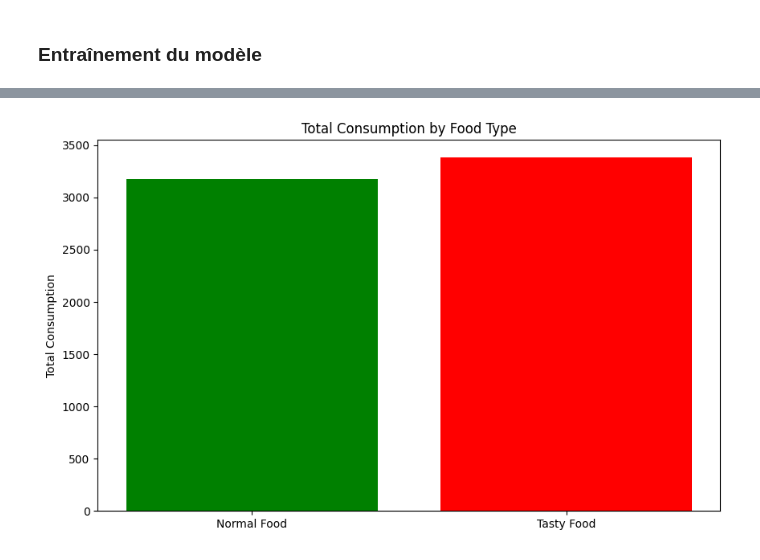
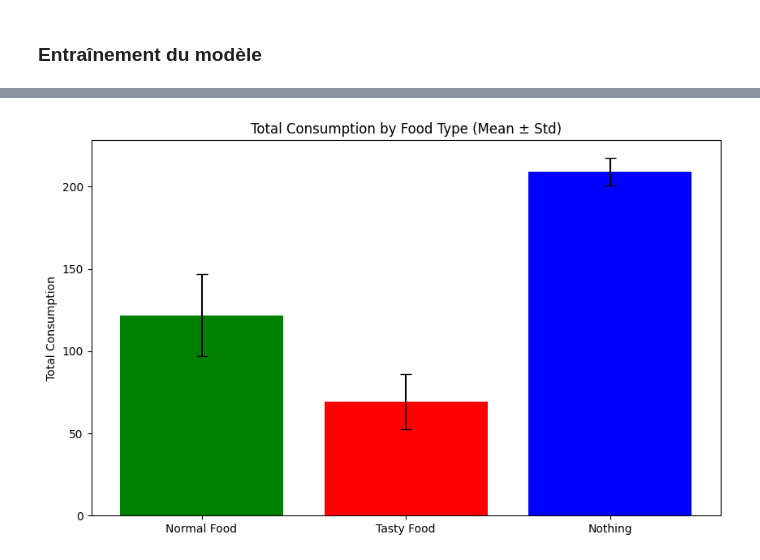
Before and after one commit to TsunomakiWatamelon/Homeostatic-Reinforcement-Learning, a Jupyter notebook: src/experiments/hyperpalatable.ipynb, the cells around one changed output, grey strips where cells are left out. Saved outputs shown, nothing was run; the diff lists cells and outputs as text; code cells hidden in the pictures.

Commit message:
hyperpalatable experiment

```diff
--- a/src/experiments/hyperpalatable.ipynb
+++ b/src/experiments/hyperpalatable.ipynb
@@ -22,14 +22,14 @@ from models.qlearning import QLearning
 ### Configuration de l'environnement
 # %%
 # Configuration de l'environnement
-initial_energy = [0]  # État interne initial
-setpoints = [10]  # Point optimal d'énergie
+initial_energy = [-50]  # État interne initial
+setpoints = [0]  # Point optimal d'énergie
 weights = [1.0]  # Poids de l'état
 exponents = [2, 2]  # Non-linéarité du drive
 effects = {}  # Placeholder pour les effets
-normal_food_reward = 0.1  # Récompense pour nourriture normale
-palatability_bonus = normal_food_reward + 0.0001  # T (Bonus pour nourriture hyperpalatable)
-threshold = setpoints[0] - palatability_bonus # Seuil pour terminer l'épisode
+normal_food_reward = 2  # Récompense pour nourriture normale
+palatability_bonus = 1  # T (Bonus pour nourriture hyperpalatable)
+energy_cost = 1
 
 env = HyperpalatableEnvironment(
     H=initial_energy,
@@ -39,5 +39,5 @@ env = HyperpalatableEnvironment(
     effects=effects,
     palatability_bonus=palatability_bonus,
     normal_food_reward=normal_food_reward,
-    threshold=threshold,
+    energy_cost = energy_cost,
 )
@@ -47,8 +49,8 @@ env = HyperpalatableEnvironment(
 state_size = 1  # Discrétisation des états
 action_size = 2  # Deux actions possibles : nourriture normale ou hyperpalatable
 q_table = {
-    0: np.zeros(2),  # 2 actions : nourriture normale (a_0) ou nourriture hyperpalpable (a_1)
+    0: np.zeros(3),  # 2 actions : nourriture normale (a_0) ou nourriture hyperpalpable (a_1) ou ne rien faire (a_3)
 }
-agent = QLearning(state_size, action_size, alpha=0.1, gamma=0.99, epsilon=0.1, q_table=q_table)
+agent = QLearning(state_size, action_size, alpha=0.25, gamma=0.8, beta=50, q_table=q_table)
 # %% [markdown]
 ### Entraînement du modèle
@@ -124,40 +164,59 @@ for episode in range(episodes):
 # %%
-# Génération des graphiques
-time = np.arange(1, len(reward_history) + 1)
+time = np.arange(1, nb_steps + 1)
 
-# État interne au fil du temps
+# Graphique de l'état interne au fil du temps
 plt.figure(figsize=(10, 6))
-plt.plot(time, reward_history, label="Reward History")
-plt.xlabel("Episodes")
-plt.ylabel("Reward")
-plt.title("Internal State Over Time")
+plt.plot(time, internal_states_mean, label="Internal State (Mean)")
+plt.fill_between(time, internal_states_mean - internal_states_std, internal_states_mean + internal_states_std, alpha=0.3)
+plt.xlabel("Time")
+plt.ylabel("Internal state")
+plt.title("Internal State Over Time (Mean ± Std)")
 plt.legend()
 plt.show()
 
-# Probabilités de choix
+# Graphique des probabilités de choix
 plt.figure(figsize=(10, 6))
-plt.plot(choice_probabilities[0], label="Normal Food", color="green")
-plt.plot(choice_probabilities[1], label="Tasty Food", color="red")
+plt.plot(time, choice_probabilities_mean[0], label="Normal Food (Mean)", color="green")
+plt.fill_between(time,
+                 choice_probabilities_mean[0] - choice_probabilities_std[0],
+                 choice_probabilities_mean[0] + choice_probabilities_std[0],
+                 color="green", alpha=0.3)
+
+plt.plot(time, choice_probabilities_mean[1], label="Tasty Food (Mean)", color="red")
+plt.fill_between(time,
+                 choice_probabilities_mean[1] - choice_probabilities_std[1],
+                 choice_probabilities_mean[1] + choice_probabilities_std[1],
+                 color="red", alpha=0.3)
+
+plt.plot(time, choice_probabilities_mean[2], label="Nothing (Mean)", color="blue")
+plt.fill_between(time,
+                 choice_probabilities_mean[2] - choice_probabilities_std[2],
+                 choice_probabilities_mean[2] + choice_probabilities_std[2],
+                 color="blue", alpha=0.3)
+
 plt.xlabel("Episodes")
 plt.ylabel("Choice Probabilities")
-plt.title("Choice Probabilities Over Time")
+plt.title("Choice Probabilities Over Time (Mean ± Std)")
 plt.legend()
 plt.show()
 
-# Consommation totale
-total_consumption_normal = sum([episode.count(0) for episode in choices_history])
-total_consumption_tasty = sum([episode.count(1) for episode in choices_history])
+# Calcul des consommations totales
+total_consumption_normal = np.sum(choices_history_all == 0, axis=1).mean()
+total_consumption_tasty = np.sum(choices_history_all == 1, axis=1).mean()
+total_consumption_nothing = np.sum(choices_history_all == 2, axis=1).mean()
 
+std_consumption_normal = np.sum(choices_history_all == 0, axis=1).std()
+std_consumption_tasty = np.sum(choices_history_all == 1, axis=1).std()
+std_consumption_nothing = np.sum(choices_history_all == 2, axis=1).std()
+
+# Graphique des consommations totales
 plt.figure(figsize=(10, 6))
-plt.bar(["Normal Food", "Tasty Food"], [total_consumption_normal, total_consumption_tasty], color=["green", "red"])
+bars = plt.bar(["Normal Food", "Tasty Food", "Nothing"],
+               [total_consumption_normal, total_consumption_tasty, total_consumption_nothing],
+               yerr=[std_consumption_normal, std_consumption_tasty, std_consumption_nothing],
+               color=["green", "red", "blue"], capsize=5)
+
 plt.ylabel("Total Consumption")
-plt.title("Total Consumption by Food Type")
+plt.title("Total Consumption by Food Type (Mean ± Std)")
 plt.show()
-
-# Total steps evolution over episodes
-plt.plot(range(0,episodes),total_steps_history)
-plt.xlabel("Episodes")
-plt.ylabel("Number of steps")
-plt.title("Total steps evolution")
-plt.show()
 # %% [output]
@@ -166 +225 @@ plt.show()
-[figure, old version]
+[figure, new version]
```
Also changed, not shown: parts of 14 cells of this notebook, 2 other files.
